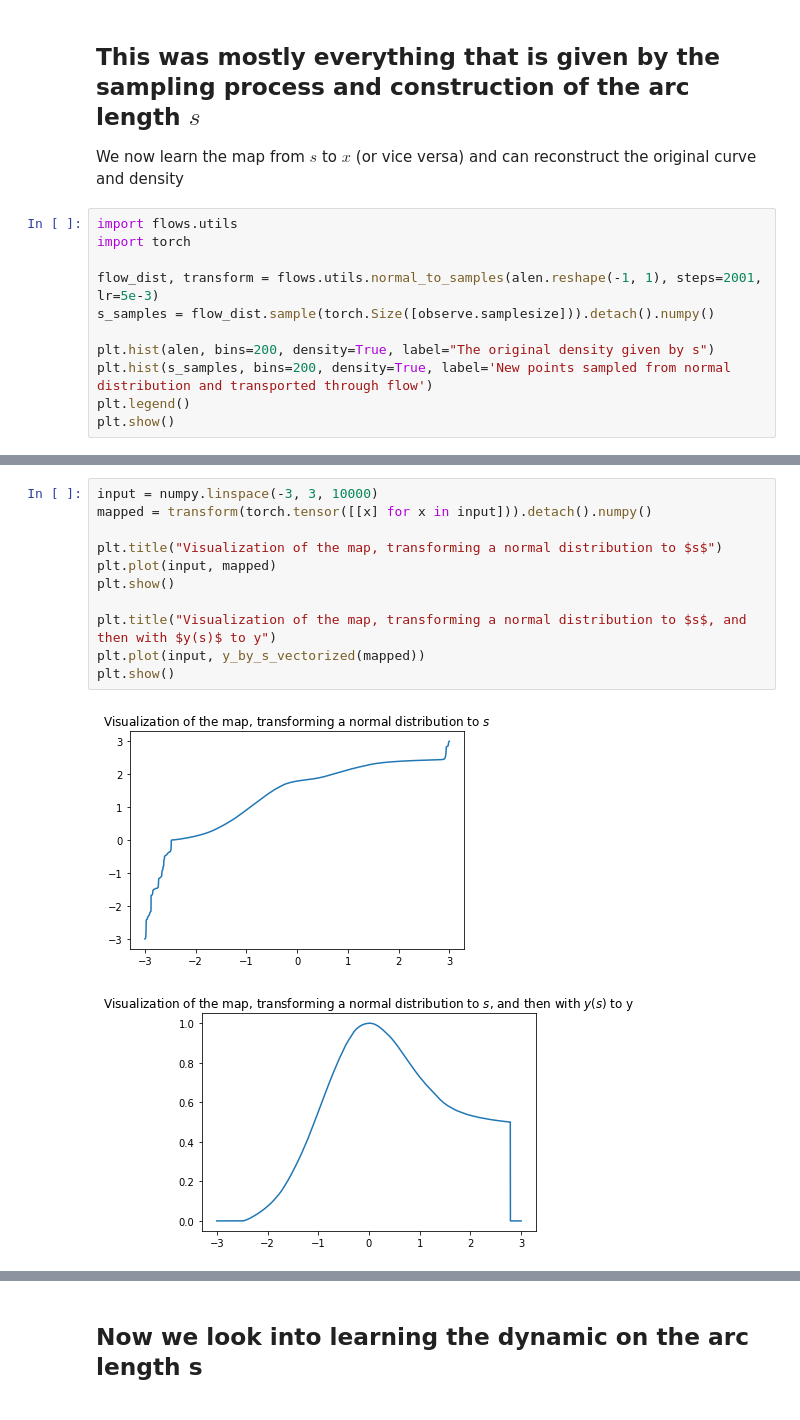
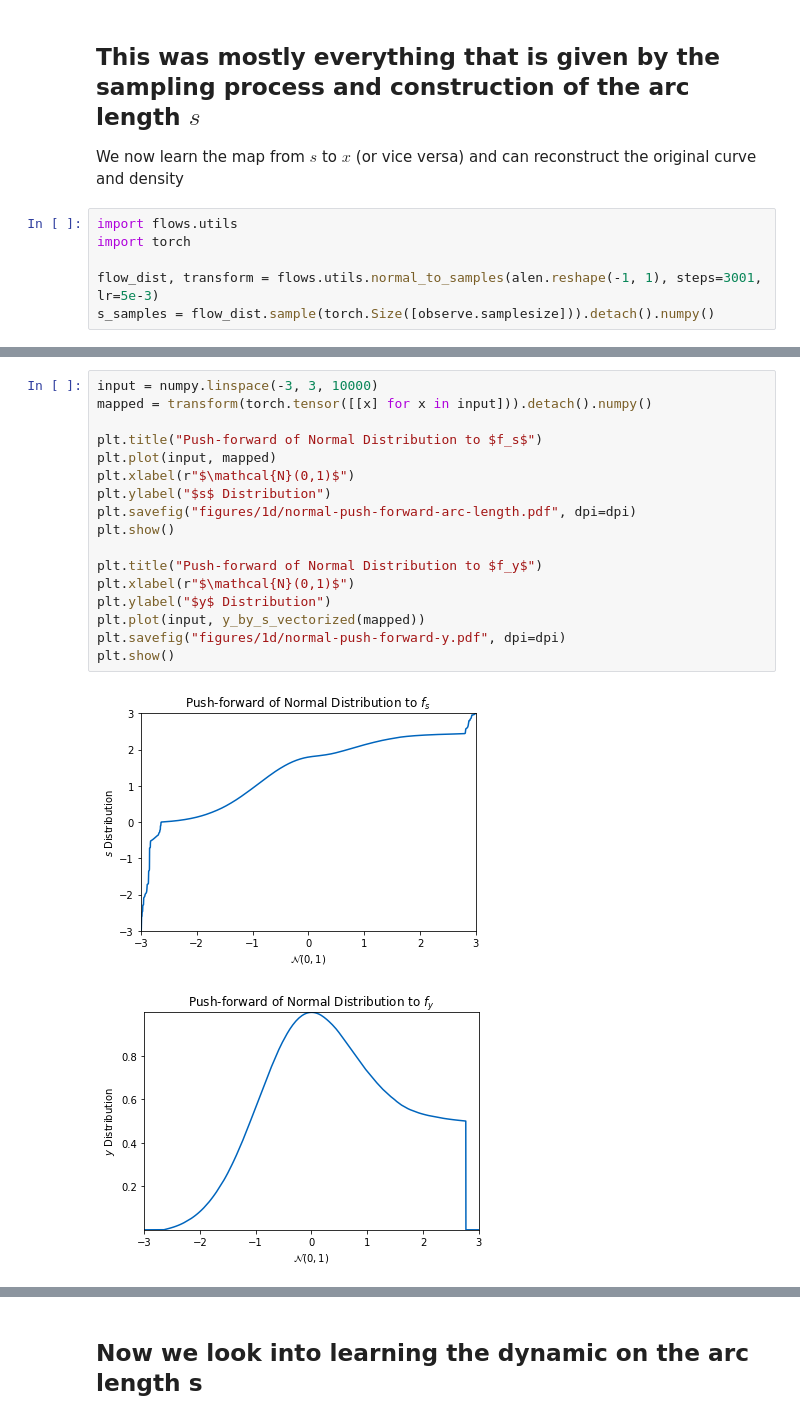
Before and after one commit to plainerman/density-transport, a Jupyter notebook: full_one_dimensional.ipynb, the cells around one changed output, grey strips where cells are left out. Saved outputs shown, nothing was run; the diff lists cells and outputs as text.

```diff
--- a/full_one_dimensional.ipynb
+++ b/full_one_dimensional.ipynb
@@ -57,11 +63,6 @@ We now learn the map from $s$ to $x$ (or vice versa) and can reconstruct the ori
 import flows.utils
 import torch
 
-flow_dist, transform = flows.utils.normal_to_samples(alen.reshape(-1, 1), steps=2001, lr=5e-3)
+flow_dist, transform = flows.utils.normal_to_samples(alen.reshape(-1, 1), steps=3001, lr=5e-3)
 s_samples = flow_dist.sample(torch.Size([observe.samplesize])).detach().numpy()
-
-plt.hist(alen, bins=200, density=True, label="The original density given by s")
-plt.hist(s_samples, bins=200, density=True, label='New points sampled from normal distribution and transported through flow')
-plt.legend()
-plt.show()
 # %% [output]
@@ -80,17 +97,23 @@ step: 2000, loss: 0.6203676462173462
 # %%
 input = numpy.linspace(-3, 3, 10000)
 mapped = transform(torch.tensor([[x] for x in input])).detach().numpy()
 
-plt.title("Visualization of the map, transforming a normal distribution to $s$")
+plt.title("Push-forward of Normal Distribution to $f_s$")
 plt.plot(input, mapped)
+plt.xlabel(r"$\mathcal{N}(0,1)$")
+plt.ylabel("$s$ Distribution")
+plt.savefig("figures/1d/normal-push-forward-arc-length.pdf", dpi=dpi)
 plt.show()
 
-plt.title("Visualization of the map, transforming a normal distribution to $s$, and then with $y(s)$ to y")
+plt.title("Push-forward of Normal Distribution to $f_y$")
+plt.xlabel(r"$\mathcal{N}(0,1)$")
+plt.ylabel("$y$ Distribution")
 plt.plot(input, y_by_s_vectorized(mapped))
+plt.savefig("figures/1d/normal-push-forward-y.pdf", dpi=dpi)
 plt.show()
 # %% [output]
-[figure, old version]
+[figure, new version]
-[figure, old version]
+[figure, new version]
 # %%
 # We now look at the unifrom transported
 
```
Also changed, not shown: parts of 13 cells of this notebook, 27 other files.
